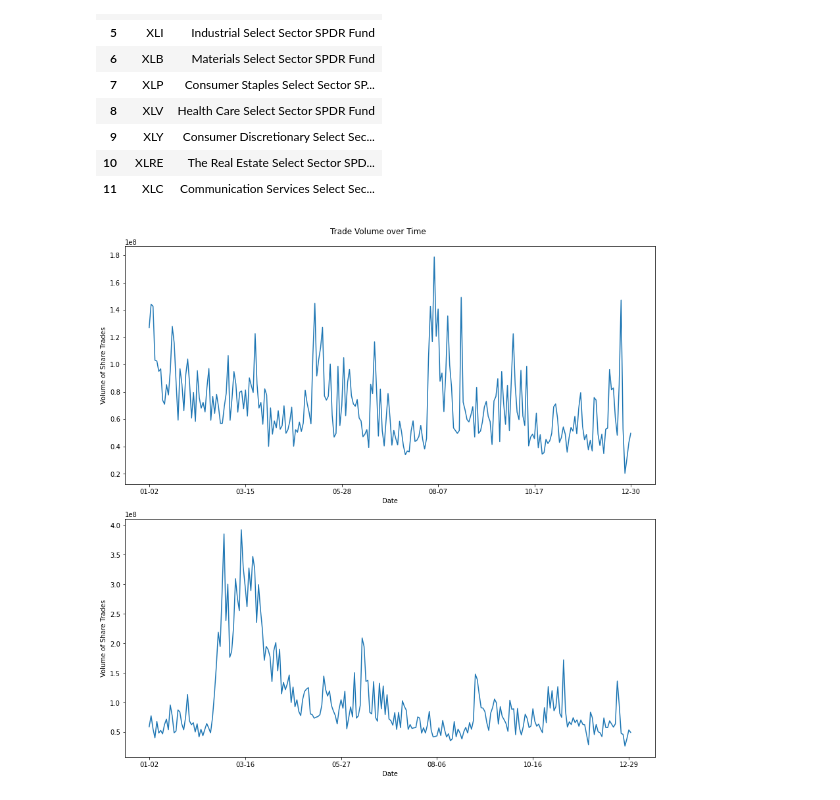
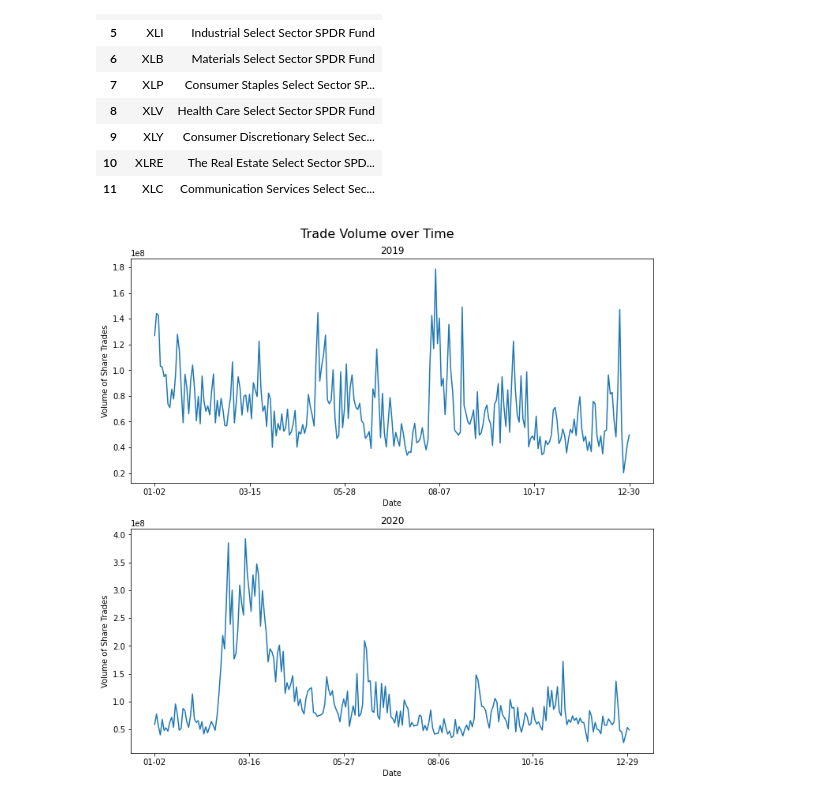
Before and after one commit to dmtiblin/Project-1, a Jupyter notebook: Galen/project 1 test/galen_final_segment.ipynb, the cells around one changed output. Saved outputs shown, nothing was run; the diff lists cells and outputs as text; code cells hidden in the pictures.

Commit message:
did another plot

```diff
--- a/Galen/project 1 test/galen_final_segment.ipynb
+++ b/Galen/project 1 test/galen_final_segment.ipynb
@@ -88,18 +88,15 @@ for df in hist19:
     counter += 1
 # %%
 # plot trade volume for each year of SPY
-x19 = hist19_dict['SPY']['Date']
-y19 = hist19_dict['SPY']['Volume']
+fig, axs = plt.subplots(2,1, figsize=(10,10))
 
-x20 = hist20_dict['SPY']['Date']
-y20 = hist20_dict['SPY']['Volume']
+# plot volume over time for SPY data for 2019 and 2020
+hist19_dict['SPY'].plot(x='Date', y='Volume', ax=axs[0], ylabel='Volume of Share Trades', legend=False, title='2019')
+hist20_dict['SPY'].plot(x='Date', y='Volume', ax=axs[1], ylabel='Volume of Share Trades', legend=False, title='2020')
 
-fig, axs = plt.subplots(2,1, figsize=(12,12))
-
-hist19_dict['SPY'].plot(x='Date', y='Volume', ax=axs[0], ylabel='Volume of Share Trades', legend=False)
-hist20_dict['SPY'].plot(x='Date', y='Volume', ax=axs[1], ylabel='Volume of Share Trades', legend=False)
-
-plt.suptitle('Trade Volume over Time')
+# format for clarity and save image
+plt.suptitle('Trade Volume over Time', fontsize=16)
 plt.tight_layout()
+plt.savefig('spy_19_20_volume.png', facecolor='white', edgecolor='black')
 # %% [output]
-[figure, old version]
+[figure, new version]
```
Also changed, not shown: parts of 1 cell of this notebook, 2 other files.
